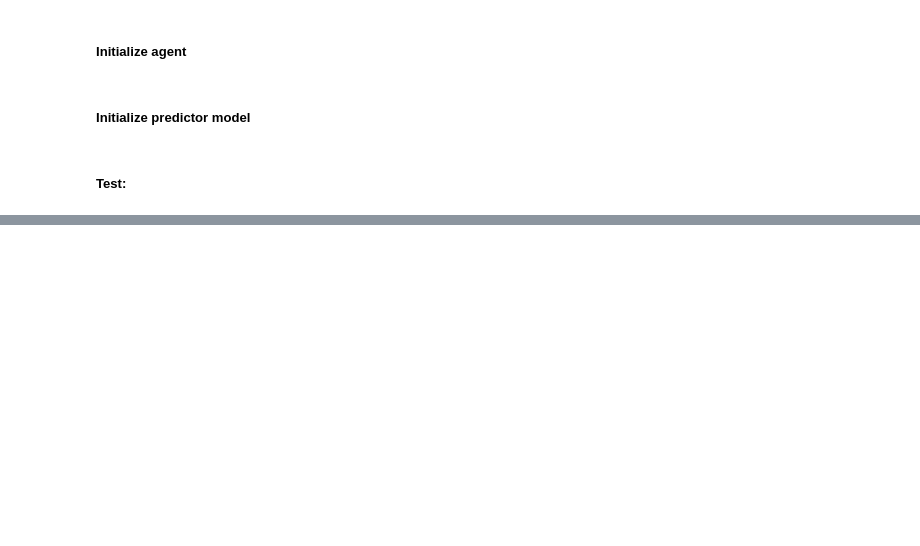
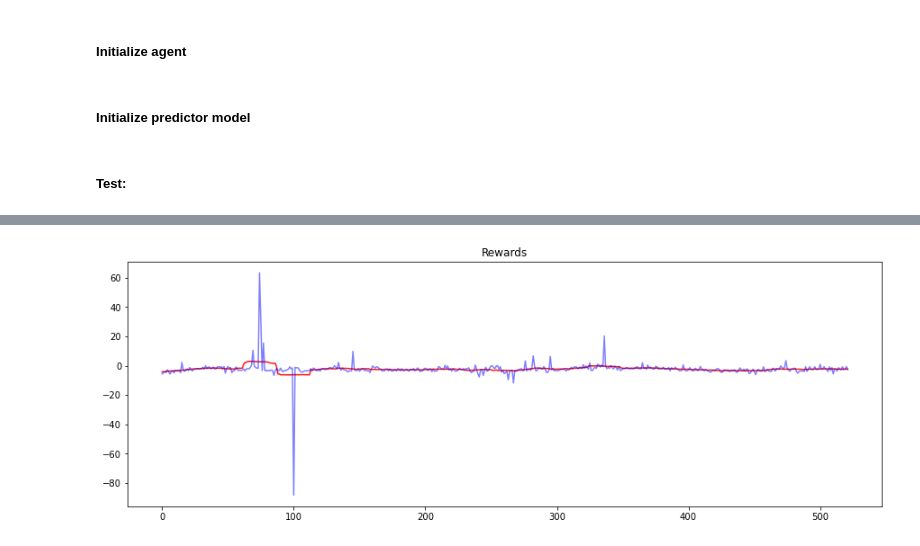
Before and after one commit to willarliss/Trade-Bot-2, a Jupyter notebook: test__main.ipynb, the cells around one changed output, grey strips where cells are left out. Cells and saved outputs as stored; diff of their text form; code cells hidden in the pictures; blank space fills up the shorter version.

```diff
--- a/test__main.ipynb
+++ b/test__main.ipynb
@@ -109,0 +115,12 @@ for episode in np.arange(1):
+# %%
+rewards = pd.Series(reward_trace['rewards']).rolling(window=25, center=True, min_periods=1).mean()
+
+plt.figure(figsize=(15,5))
+
+plt.plot(rewards.values, 'r', alpha=0.9)
+plt.plot(reward_trace['rewards'], 'b', alpha=0.5)
+
+plt.title('Rewards')
+plt.show()
+# %% [output]
+[figure, added]
```
Also changed, not shown: parts of 6 cells of this notebook, 43 other files.
